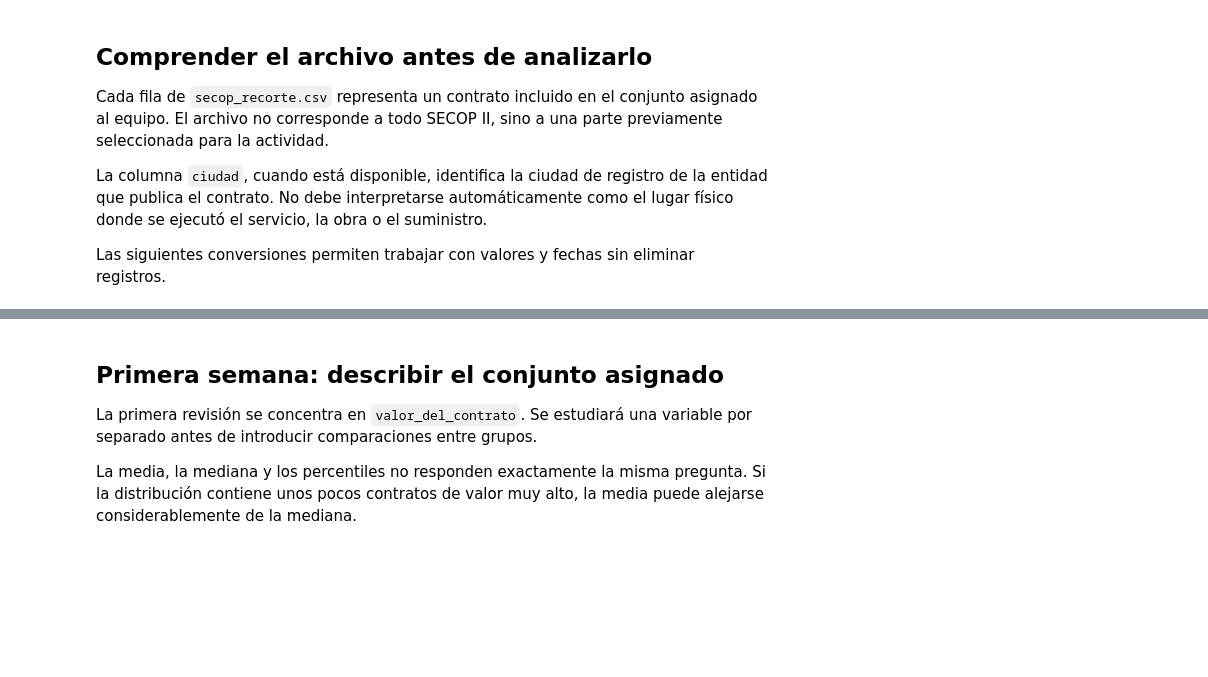
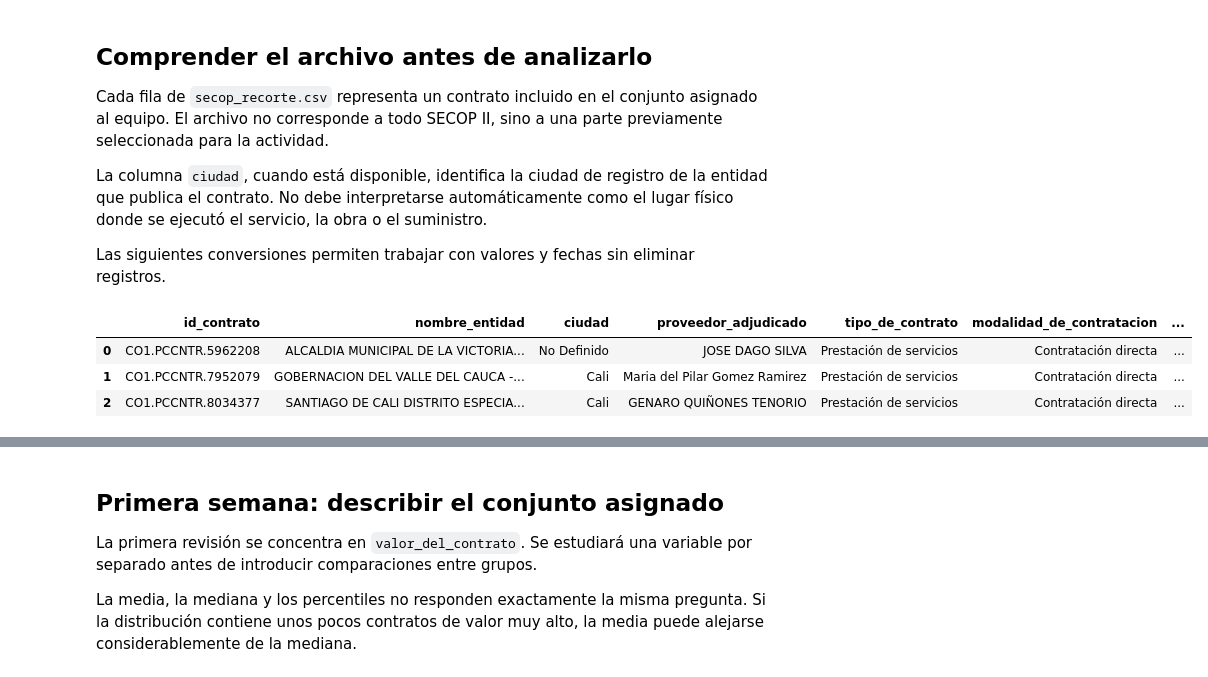
Before and after one commit to soficarreroa/secop-expediente-4B, a Jupyter notebook: SECOP_ExpedienteB.ipynb, the cells around one changed output, grey strips where cells are left out. Saved outputs shown, nothing was run; the diff lists cells and outputs as text; code cells hidden in the pictures; blank space fills up the shorter version.

```diff
--- a/SECOP_ExpedienteB.ipynb
+++ b/SECOP_ExpedienteB.ipynb
@@ -99,34 +103,39 @@ for column in [
 
 if {
     "fecha_de_inicio_del_contrato",
     "fecha_de_fin_del_contrato",
 }.issubset(df.columns):
     df["duracion_dias"] = (
         df["fecha_de_fin_del_contrato"]
         - df["fecha_de_inicio_del_contrato"]
     ).dt.days
 
 if {"valor_del_contrato", "duracion_dias"}.issubset(df.columns):
     months = df["duracion_dias"] / 30.44
     df["valor_mensual_equivalente"] = (
         df["valor_del_contrato"] / months.where(months > 0)
     )
 
 sample_columns = [
     c for c in [
         "id_contrato",
         "nombre_entidad",
         "ciudad",
         "proveedor_adjudicado",
         "tipo_de_contrato",
         "modalidad_de_contratacion",
         "valor_del_contrato",
         "fecha_de_firma",
     ]
     if c in df.columns
 ]
 
-df[sample_columns].head()
+df[sample_columns].head(3)
+# %% [output]
+|  | id_contrato | nombre_entidad | ciudad | proveedor_adjudicado | tipo_de_contrato | modalidad_de_contratacion | ... |
+| 0 | CO1.PCCNTR.5962208 | ALCALDIA MUNICIPAL DE LA VICTORIA... | No Definido | JOSE DAGO SILVA | Prestación de servicios | Contratación directa | ... |
+| 1 | CO1.PCCNTR.7952079 | GOBERNACION DEL VALLE DEL CAUCA -... | Cali | Maria del Pilar Gomez Ramirez | Prestación de servicios | Contratación directa | ... |
+| 2 | CO1.PCCNTR.8034377 | SANTIAGO DE CALI DISTRITO ESPECIA... | Cali | GENARO QUIÑONES TENORIO | Prestación de servicios | Contratación directa | ... |
 # %% [markdown]
 ### Antes de seguir
 
```
Also changed, not shown: parts of 16 cells of this notebook.
